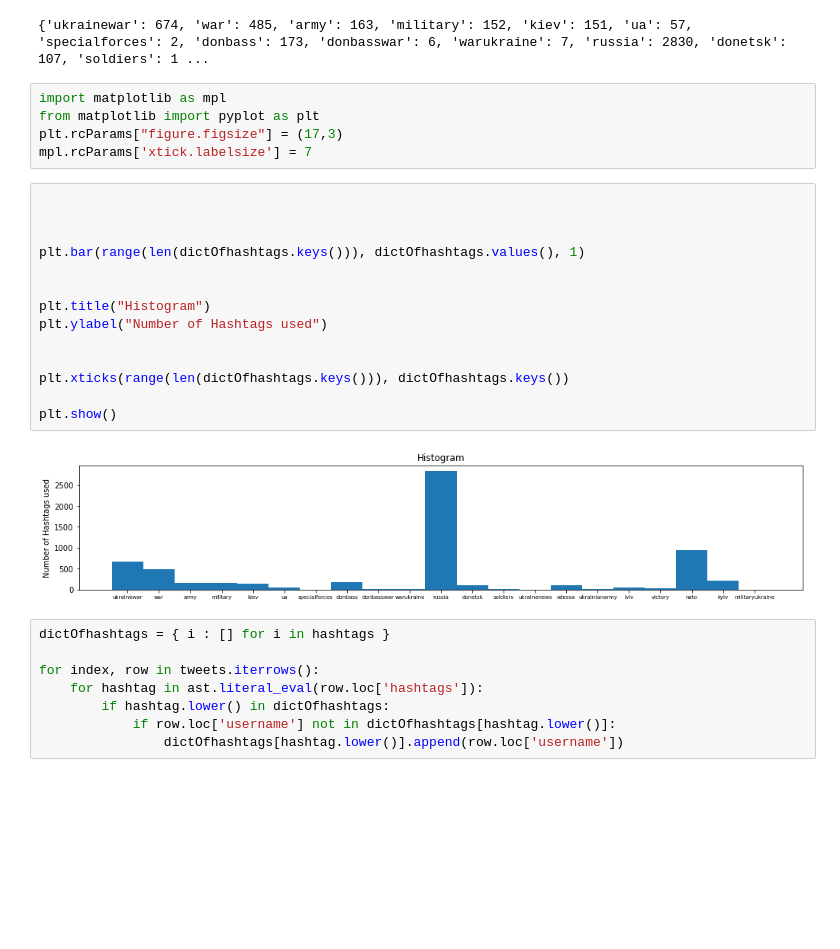
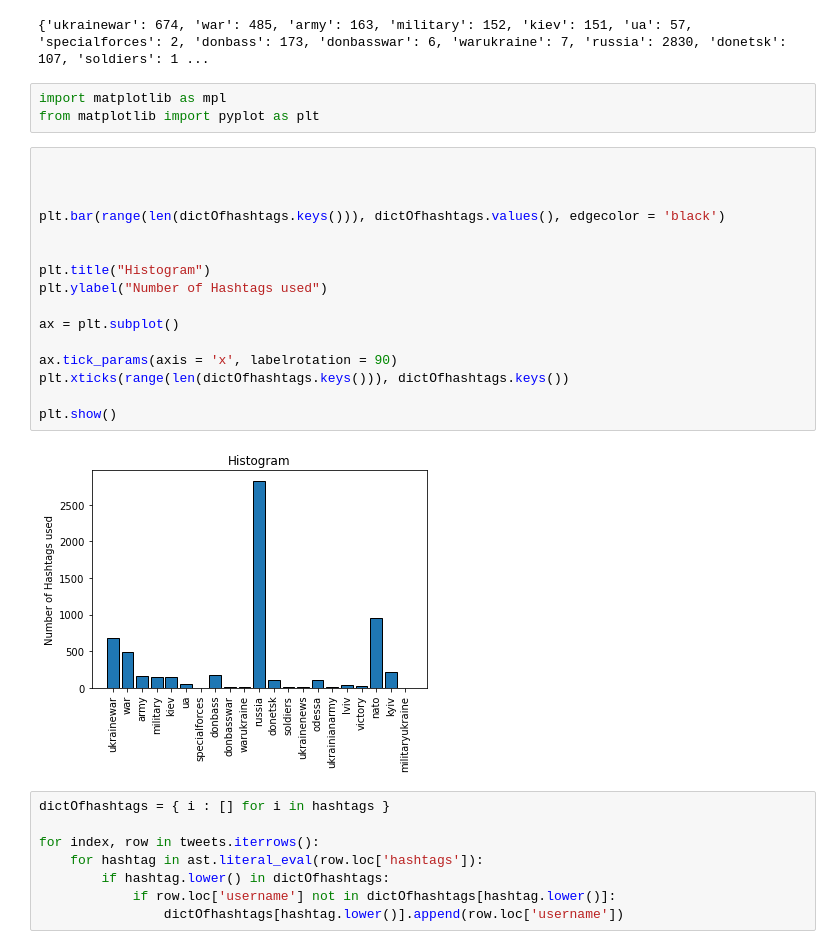
Before and after one commit to benedikt-armbruster/WarTwitterAnalysis, a Jupyter notebook: analysis.ipynb, the cells around one changed output. Drawn from its saved outputs; the diff is of its cells as text; blank space fills up the shorter version.

Commit message:
first histogram modified

```diff
--- a/analysis.ipynb
+++ b/analysis.ipynb
@@ -20,24 +20,24 @@ print(dictOfhashtags)
 # %%
 import matplotlib as mpl
 from matplotlib import pyplot as plt
-plt.rcParams["figure.figsize"] = (17,3)
-mpl.rcParams['xtick.labelsize'] = 7
 # %%
 
 
 
-plt.bar(range(len(dictOfhashtags.keys())), dictOfhashtags.values(), 1)
+plt.bar(range(len(dictOfhashtags.keys())), dictOfhashtags.values(), edgecolor = 'black')
 
 
 plt.title("Histogram")
 plt.ylabel("Number of Hashtags used")
 
+ax = plt.subplot()
 
+ax.tick_params(axis = 'x', labelrotation = 90)
 plt.xticks(range(len(dictOfhashtags.keys())), dictOfhashtags.keys())
 
 plt.show()
 # %% [output]
-[figure, old version]
+[figure, new version]
 # %%
 dictOfhashtags = { i : [] for i in hashtags }
 
```
Also changed, not shown: parts of 2 cells of this notebook.
